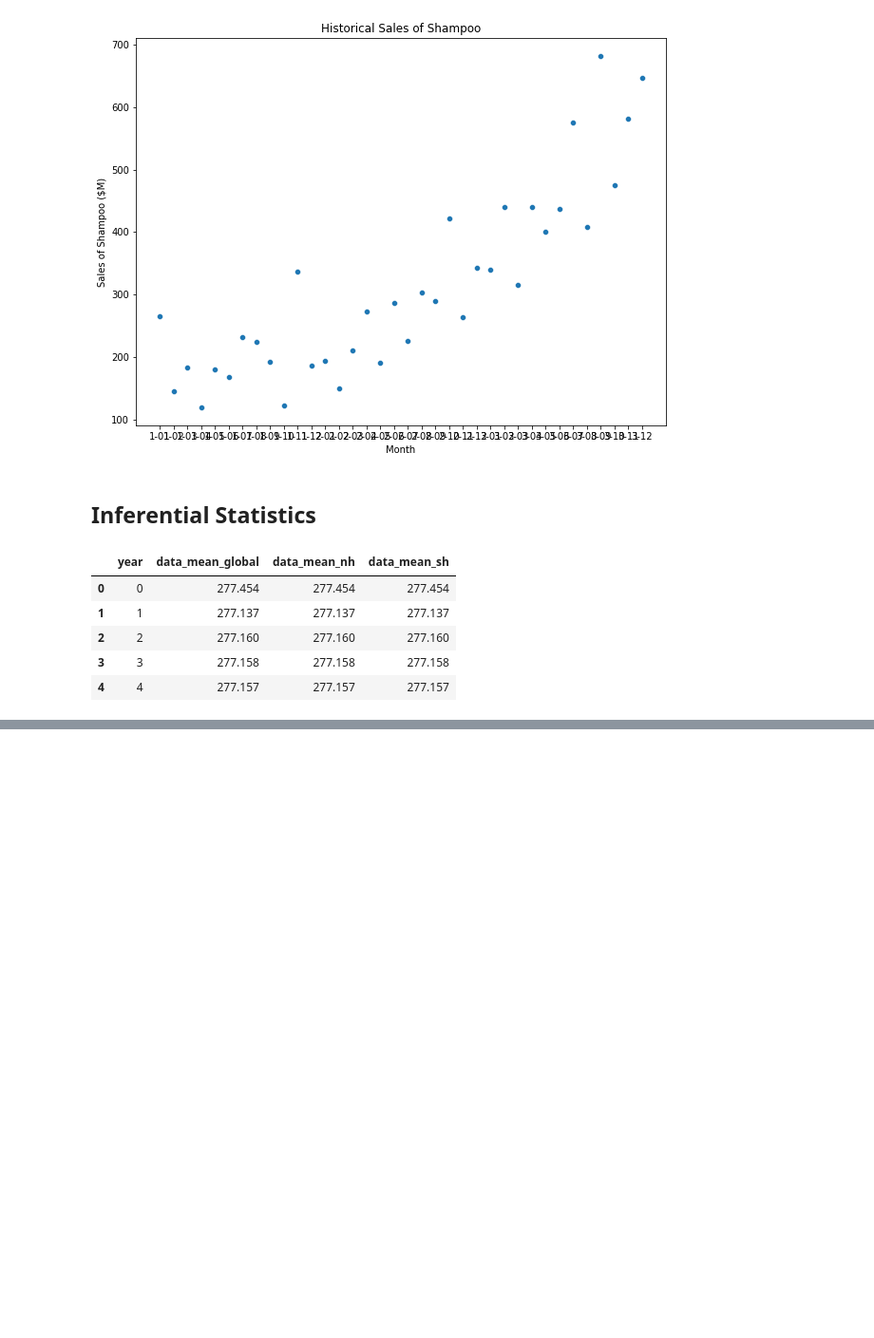
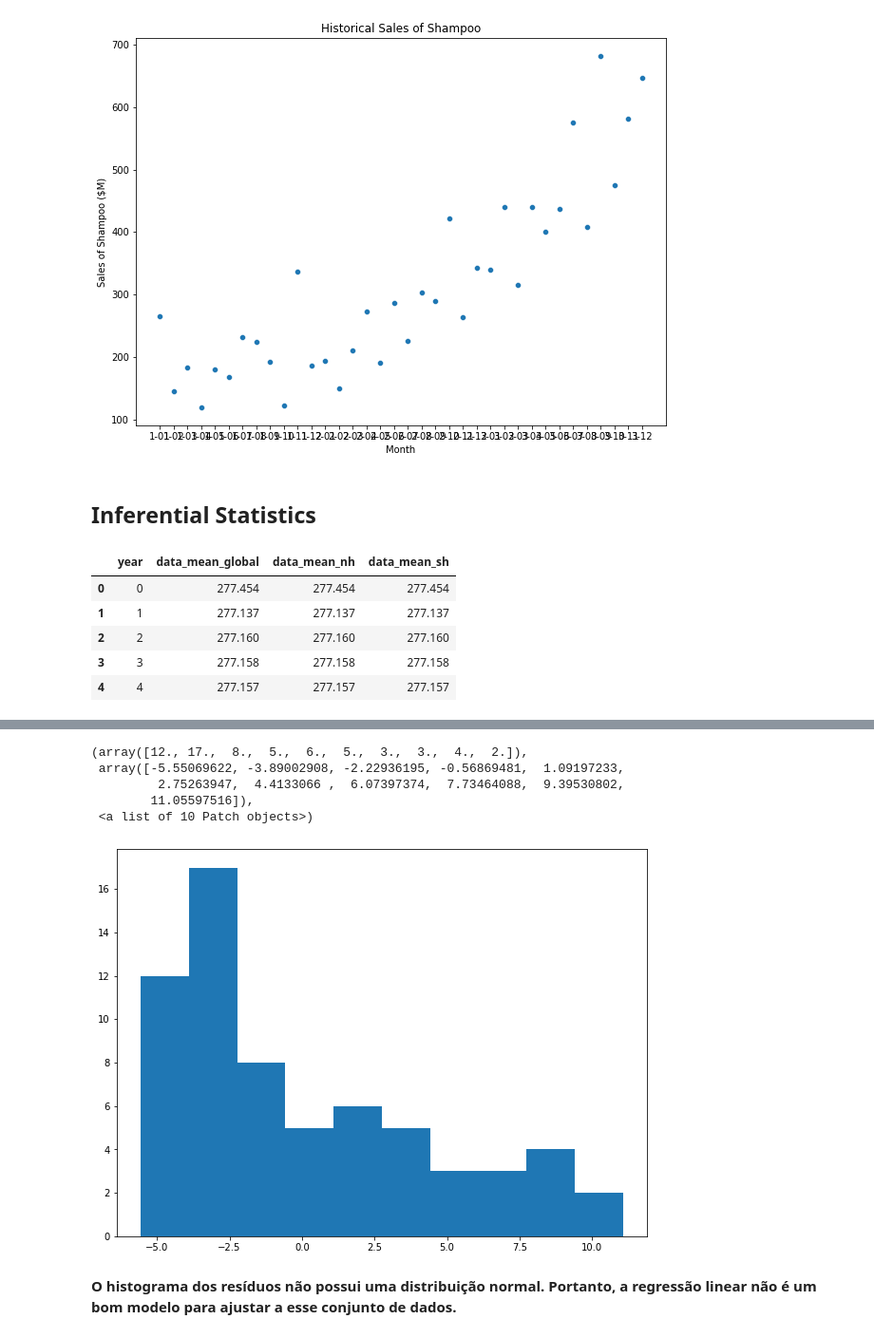
Before and after one commit to thiago2608santana/Analise_Series_Temporais, a Jupyter notebook: Estatistica_Descritiva.ipynb, the cells around one changed output, grey strips where cells are left out. Shown at 95% size. Drawn from its saved outputs; the diff is of its cells as text; code cells hidden in the pictures; blank space fills up the shorter version.

```diff
--- a/Estatistica_Descritiva.ipynb
+++ b/Estatistica_Descritiva.ipynb
@@ -88,0 +164,11 @@ co2_data.head()
+# %%
+plt.hist(residuals)
+# %% [output]
+(array([12., 17.,  8.,  5.,  6.,  5.,  3.,  3.,  4.,  2.]),
+ array([-5.55069622, -3.89002908, -2.22936195, -0.56869481,  1.09197233,
+         2.75263947,  4.4133066 ,  6.07397374,  7.73464088,  9.39530802,
+        11.05597516]),
+ <a list of 10 Patch objects>)
+[figure, added]
+# %% [markdown]
+**O histograma dos resíduos não possui uma distribuição normal. Portanto, a regressão linear não é um bom modelo para ajustar a esse conjunto de dados.**
```
Also changed, not shown: parts of 18 cells of this notebook.
